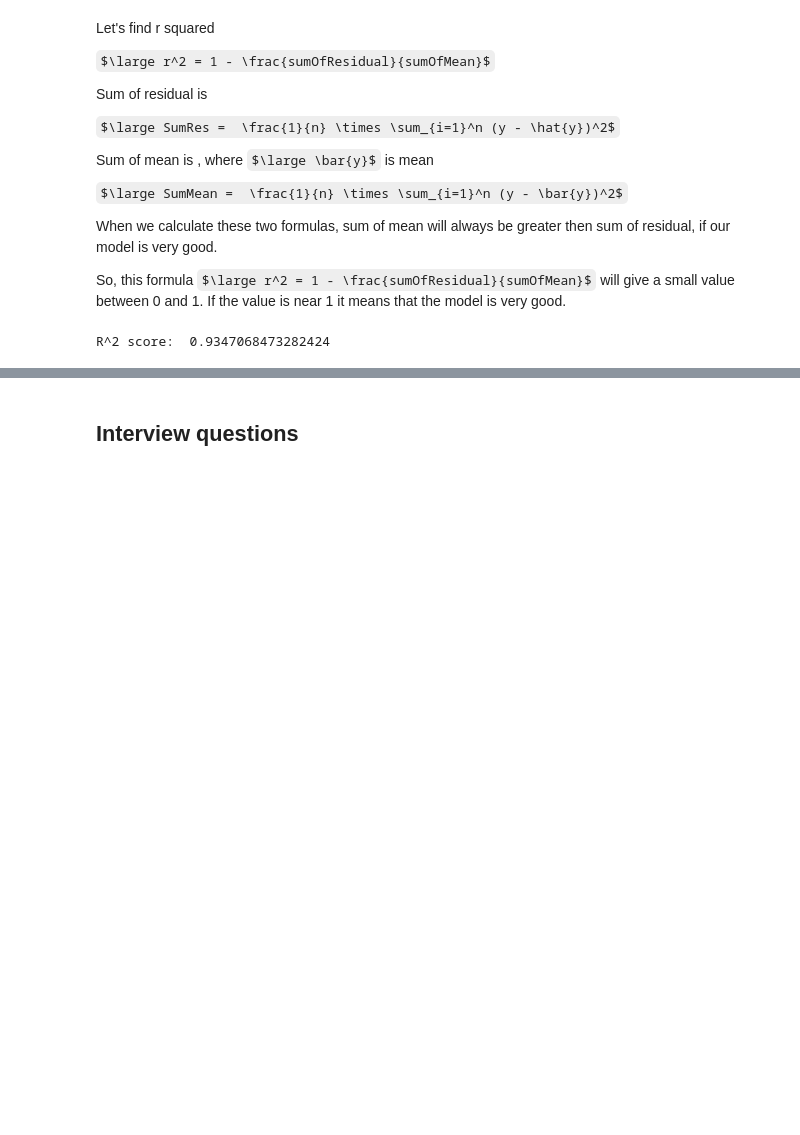
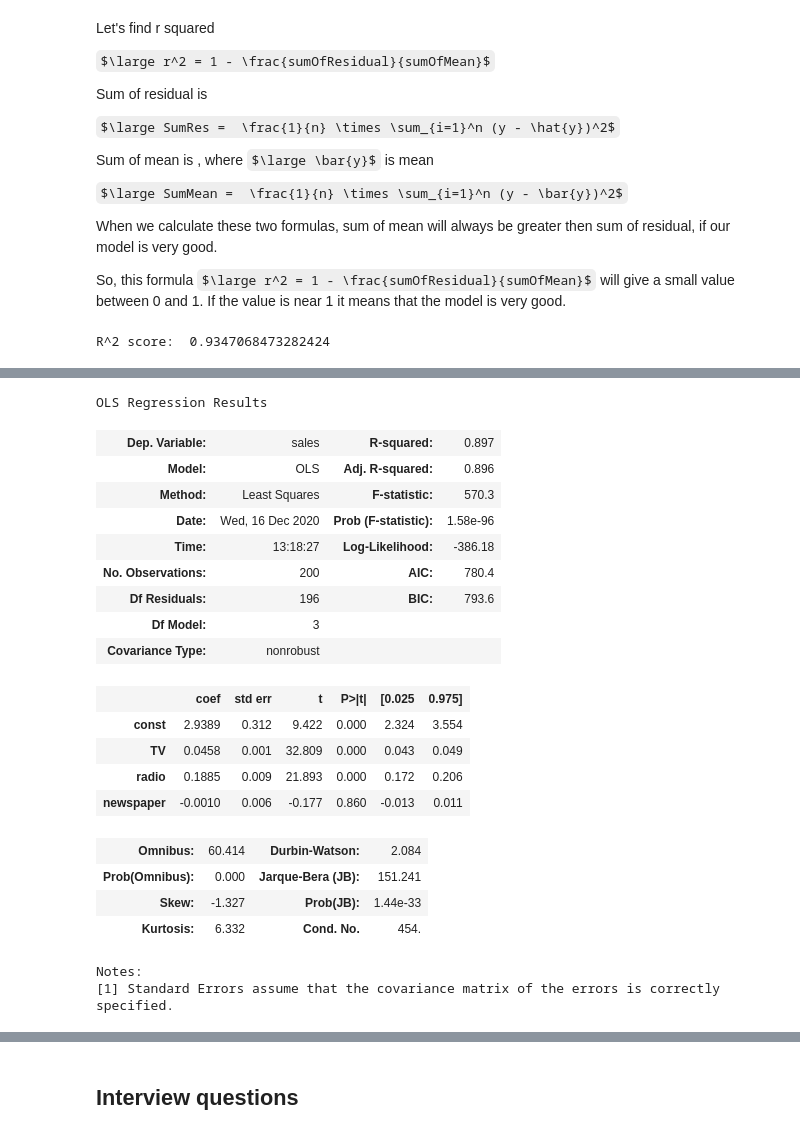
Before and after one commit to tigju/Machine-Learning-Algorithms, a Jupyter notebook: linear_regression.ipynb, the cells around one changed output, grey strips where cells are left out. Saved outputs shown, nothing was run; the diff lists cells and outputs as text; code cells hidden in the pictures; some formulas as TeX source; blank space fills up the shorter version.

Commit message:
Multicollinearity in Linear and Logistic regression

```diff
--- a/linear_regression.ipynb
+++ b/linear_regression.ipynb
@@ -266,0 +271,5 @@ R^2 score:  0.9347068473282424
+# %%
+import statsmodels.api as sm
+
+df_adv = pd.read_csv("datasets/Advertising.csv", index_col=0)
+df_adv.head()
@@ -266,0 +283,6 @@ R^2 score:  0.9347068473282424
+# %%
+# independent features
+X = df_adv[["TV", "radio", "newspaper"]]
+
+#dependent feature
+y = df_adv["sales"]
@@ -266,0 +299,3 @@ R^2 score:  0.9347068473282424
+# %%
+X = sm.add_constant(X)
+X.head()
@@ -266,0 +309,28 @@ R^2 score:  0.9347068473282424
+# %%
+# fit an OLS model with intercept on TV and radio
+model = sm.OLS(y, X).fit()
+# %%
+# lets check the summary. The summary is very important to check our independent features for multicollinearity
+model.summary()
+# %% [output]
+OLS Regression Results
+| Dep. Variable: | sales | R-squared: | 0.897 |
+| Model: | OLS | Adj. R-squared: | 0.896 |
+| Method: | Least Squares | F-statistic: | 570.3 |
+| Date: | Wed, 16 Dec 2020 | Prob (F-statistic): | 1.58e-96 |
+| Time: | 13:18:27 | Log-Likelihood: | -386.18 |
+| No. Observations: | 200 | AIC: | 780.4 |
+| Df Residuals: | 196 | BIC: | 793.6 |
+| Df Model: | 3 |  |  |
+| Covariance Type: | nonrobust |  |  |
+|  | coef | std err | t | P>|t| | [0.025 | 0.975] |
+| const | 2.9389 | 0.312 | 9.422 | 0.000 | 2.324 | 3.554 |
+| TV | 0.0458 | 0.001 | 32.809 | 0.000 | 0.043 | 0.049 |
+| radio | 0.1885 | 0.009 | 21.893 | 0.000 | 0.172 | 0.206 |
+| newspaper | -0.0010 | 0.006 | -0.177 | 0.860 | -0.013 | 0.011 |
+| Omnibus: | 60.414 | Durbin-Watson: | 2.084 |
+| Prob(Omnibus): | 0.000 | Jarque-Bera (JB): | 151.241 |
+| Skew: | -1.327 | Prob(JB): | 1.44e-33 |
+| Kurtosis: | 6.332 | Cond. No. | 454. |
+Notes:
+[1] Standard Errors assume that the covariance matrix of the errors is correctly specified.
```
Also changed, not shown: parts of 17 cells of this notebook, 2 other files.
